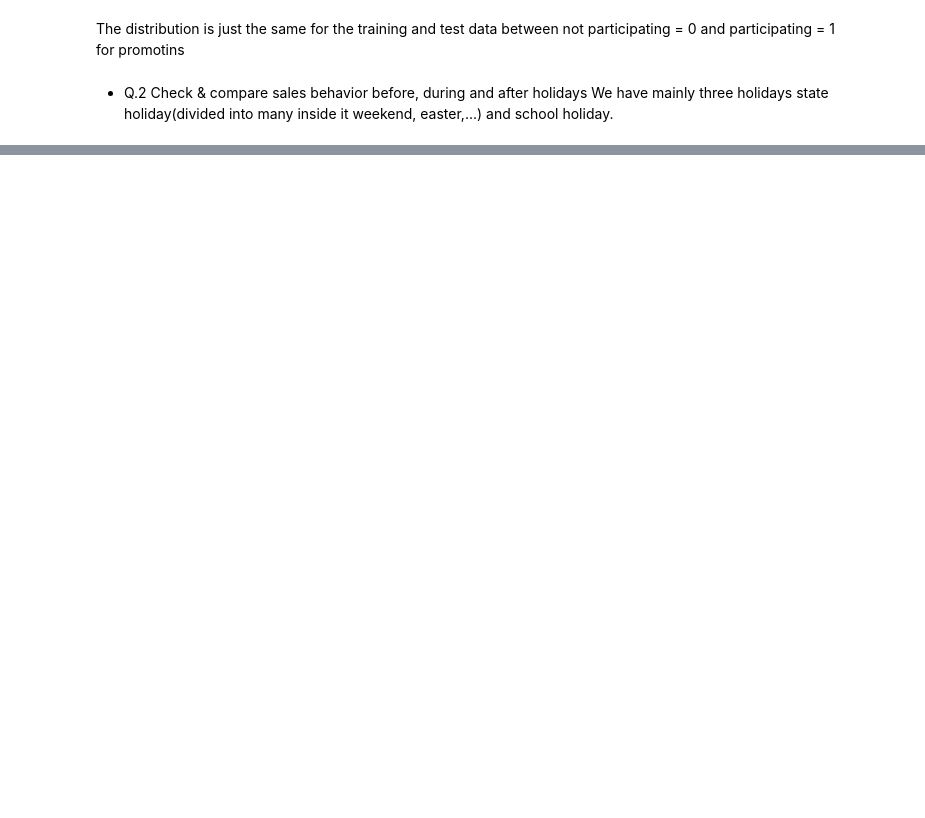
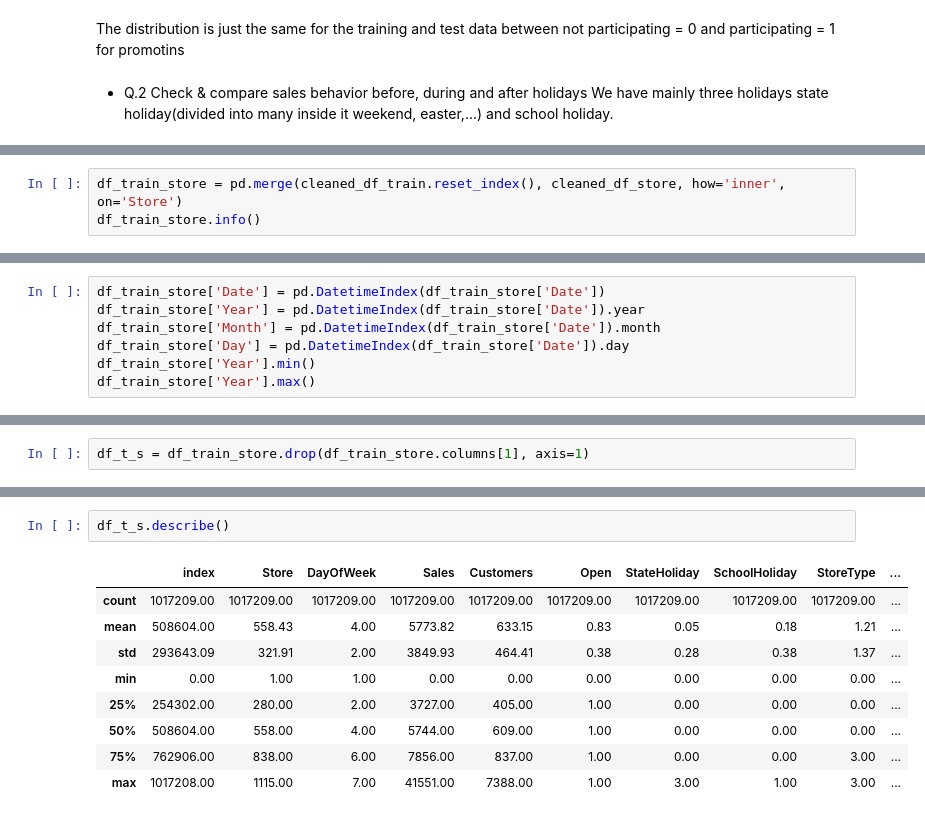
Before and after one commit to rafaesam/pharmaceutical_sales_prediction, a Jupyter notebook: notebooks/exploratory_data_analysis.ipynb, the cells around one changed output, grey strips where cells are left out. Drawn from its saved outputs; the diff is of its cells as text; blank space fills up the shorter version.

```diff
--- a/notebooks/exploratory_data_analysis.ipynb
+++ b/notebooks/exploratory_data_analysis.ipynb
@@ -50,0 +64,3 @@ s_h_train
+# %%
+df_train_store = pd.merge(cleaned_df_train.reset_index(), cleaned_df_store, how='inner', on='Store')
+df_train_store.info()
@@ -50,0 +85,7 @@ s_h_train
+# %%
+df_train_store['Date'] = pd.DatetimeIndex(df_train_store['Date'])
+df_train_store['Year'] = pd.DatetimeIndex(df_train_store['Date']).year
+df_train_store['Month'] = pd.DatetimeIndex(df_train_store['Date']).month
+df_train_store['Day'] = pd.DatetimeIndex(df_train_store['Date']).day
+df_train_store['Year'].min()
+df_train_store['Year'].max()
@@ -50,0 +96,2 @@ s_h_train
+# %%
+df_t_s = df_train_store.drop(df_train_store.columns[1], axis=1)
@@ -50,0 +120,12 @@ s_h_train
+# %%
+df_t_s.describe()
+# %% [output]
+|  | index | Store | DayOfWeek | Sales | Customers | Open | StateHoliday | SchoolHoliday | StoreType | ... |
+| count | 1017209.00 | 1017209.00 | 1017209.00 | 1017209.00 | 1017209.00 | 1017209.00 | 1017209.00 | 1017209.00 | 1017209.00 | ... |
+| mean | 508604.00 | 558.43 | 4.00 | 5773.82 | 633.15 | 0.83 | 0.05 | 0.18 | 1.21 | ... |
+| std | 293643.09 | 321.91 | 2.00 | 3849.93 | 464.41 | 0.38 | 0.28 | 0.38 | 1.37 | ... |
+| min | 0.00 | 1.00 | 1.00 | 0.00 | 0.00 | 0.00 | 0.00 | 0.00 | 0.00 | ... |
+| 25% | 254302.00 | 280.00 | 2.00 | 3727.00 | 405.00 | 1.00 | 0.00 | 0.00 | 0.00 | ... |
+| 50% | 508604.00 | 558.00 | 4.00 | 5744.00 | 609.00 | 1.00 | 0.00 | 0.00 | 0.00 | ... |
+| 75% | 762906.00 | 838.00 | 6.00 | 7856.00 | 837.00 | 1.00 | 0.00 | 0.00 | 3.00 | ... |
+| max | 1017208.00 | 1115.00 | 7.00 | 41551.00 | 7388.00 | 1.00 | 3.00 | 1.00 | 3.00 | ... |
```
Also changed, not shown: parts of 12 cells of this notebook, 1 other file.
